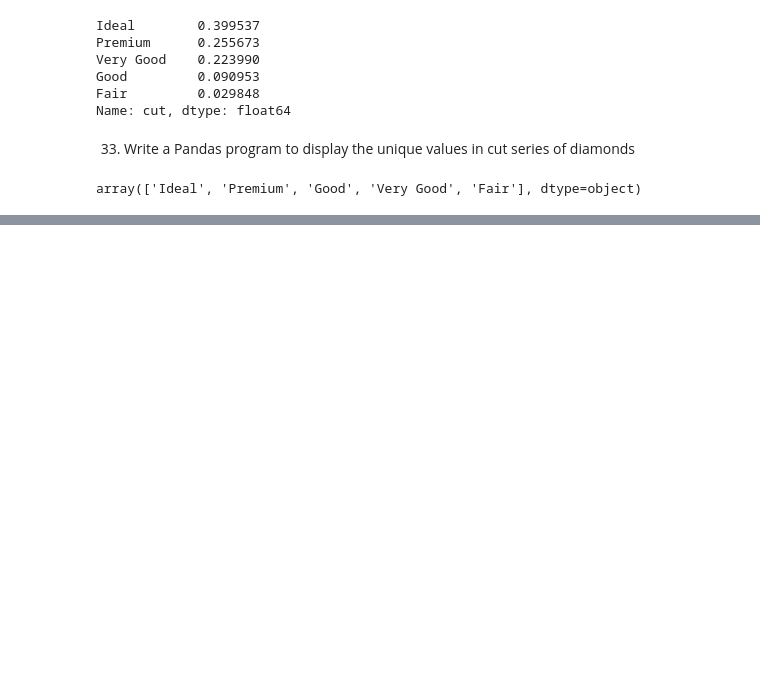
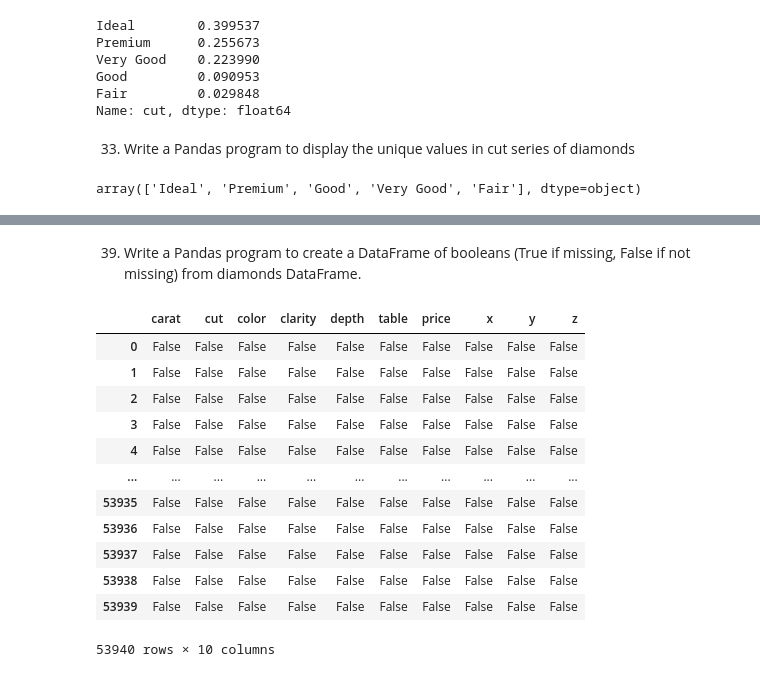
Before and after one commit to odinicc/Data-Practice, a Jupyter notebook: 23 Pandas Practise/Dimonds_2.ipynb, the cells around one changed output, grey strips where cells are left out. Drawn from its saved outputs; the diff is of its cells as text; code cells hidden in the pictures; blank space fills up the shorter version.

```diff
--- a/23 Pandas Practise/Dimonds_2.ipynb
+++ b/23 Pandas Practise/Dimonds_2.ipynb
@@ -36,0 +66,18 @@ array(['Ideal', 'Premium', 'Good', 'Very Good', 'Fair'], dtype=object)
+# %% [markdown]
+39. Write a Pandas program to create a DataFrame of booleans (True if missing, False if not missing) from diamonds DataFrame.
+# %%
+diamonds.isnull()
+# %% [output]
+|  | carat | cut | color | clarity | depth | table | price | x | y | z |
+| 0 | False | False | False | False | False | False | False | False | False | False |
+| 1 | False | False | False | False | False | False | False | False | False | False |
+| 2 | False | False | False | False | False | False | False | False | False | False |
+| 3 | False | False | False | False | False | False | False | False | False | False |
+| 4 | False | False | False | False | False | False | False | False | False | False |
+| ... | ... | ... | ... | ... | ... | ... | ... | ... | ... | ... |
+| 53935 | False | False | False | False | False | False | False | False | False | False |
+| 53936 | False | False | False | False | False | False | False | False | False | False |
+| 53937 | False | False | False | False | False | False | False | False | False | False |
+| 53938 | False | False | False | False | False | False | False | False | False | False |
+| 53939 | False | False | False | False | False | False | False | False | False | False |
+53940 rows × 10 columns
```
Also changed, not shown: parts of 26 cells of this notebook.
